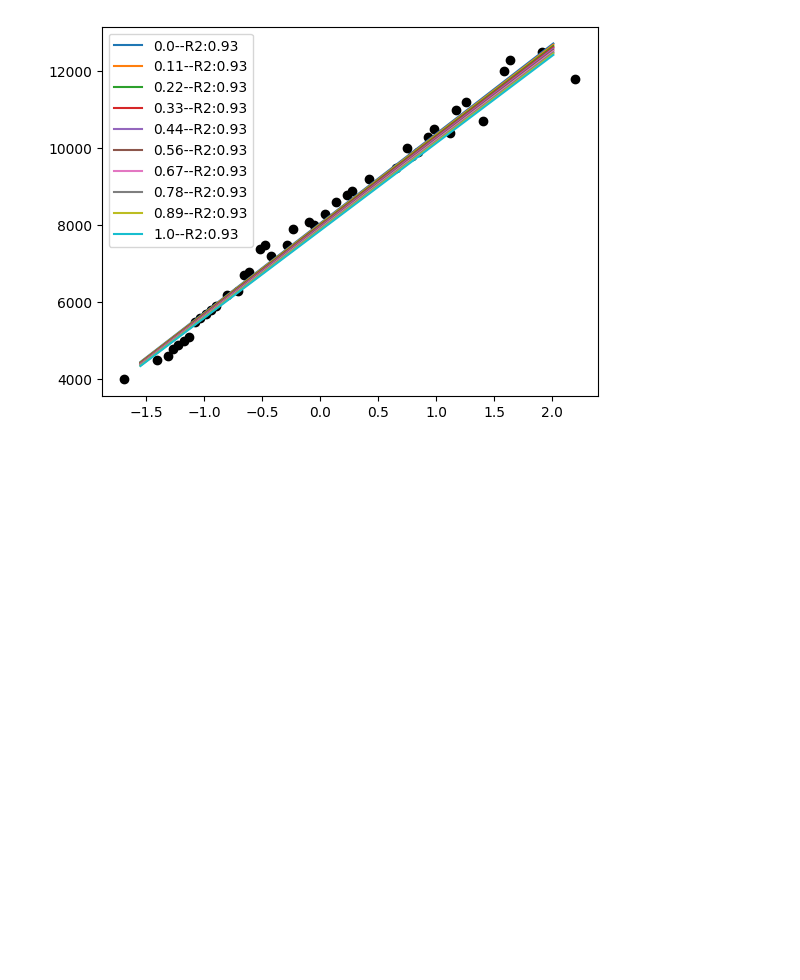
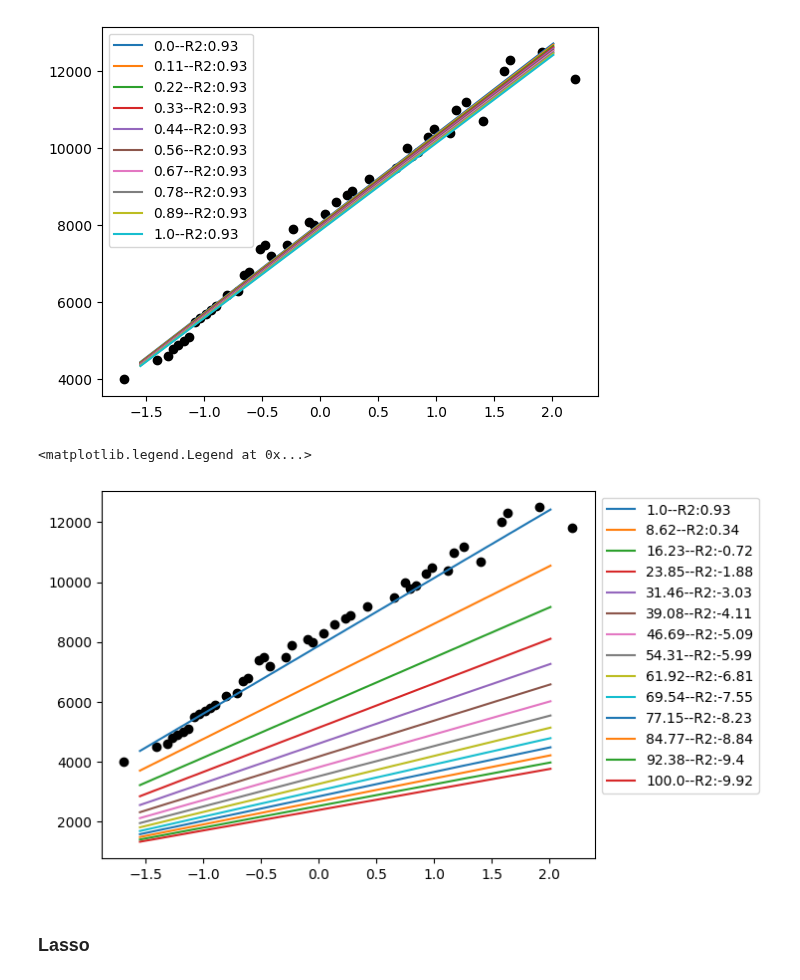
Before and after one commit to kaladabrio2020/livro-aprendizado-de-maquina-sklearn-keras-tf, a Jupyter notebook: Parte I..: Os Conceitos Básicos de Aprendizado de Máquina/Capítulo 4 - Treinando Modelos/ModelosRegularizados.ipynb, the cells around one changed output. Saved outputs shown, nothing was run; the diff lists cells and outputs as text; code cells hidden in the pictures; blank space fills up the shorter version.

```diff
--- a/Parte I..: Os Conceitos Básicos de Aprendizado de Máquina/Capítulo 4 - Treinando Modelos/ModelosRegularizados.ipynb
+++ b/Parte I..: Os Conceitos Básicos de Aprendizado de Máquina/Capítulo 4 - Treinando Modelos/ModelosRegularizados.ipynb
@@ -71,3 +71,16 @@ for i in np.linspace(0,1,10):
 plt.show()
 # %% [output]
 [figure]
+# %%
+plt.scatter(xtrain[:,0],ytrain,c='black')
+for i in np.linspace(1,100,14):
+    ridge = RidgeRegressor(round(i,2),solver='normal')#
+    ridge.fit(xtrain,ytrain)
+    pred = ridge.predict(xtest)
+    plt.plot(sorted(xtest[:,0]),sorted(pred),label=str(round(i,2))+"--R2:"+str(round(r2_score(ytest,pred),2)) )
+plt.legend(bbox_to_anchor=(1,1,0,0))
+# %% [output]
+<matplotlib.legend.Legend at 0x...>
+[figure, added]
+# %% [markdown]
+### Lasso
```
Also changed, not shown: parts of 2 cells of this notebook.
